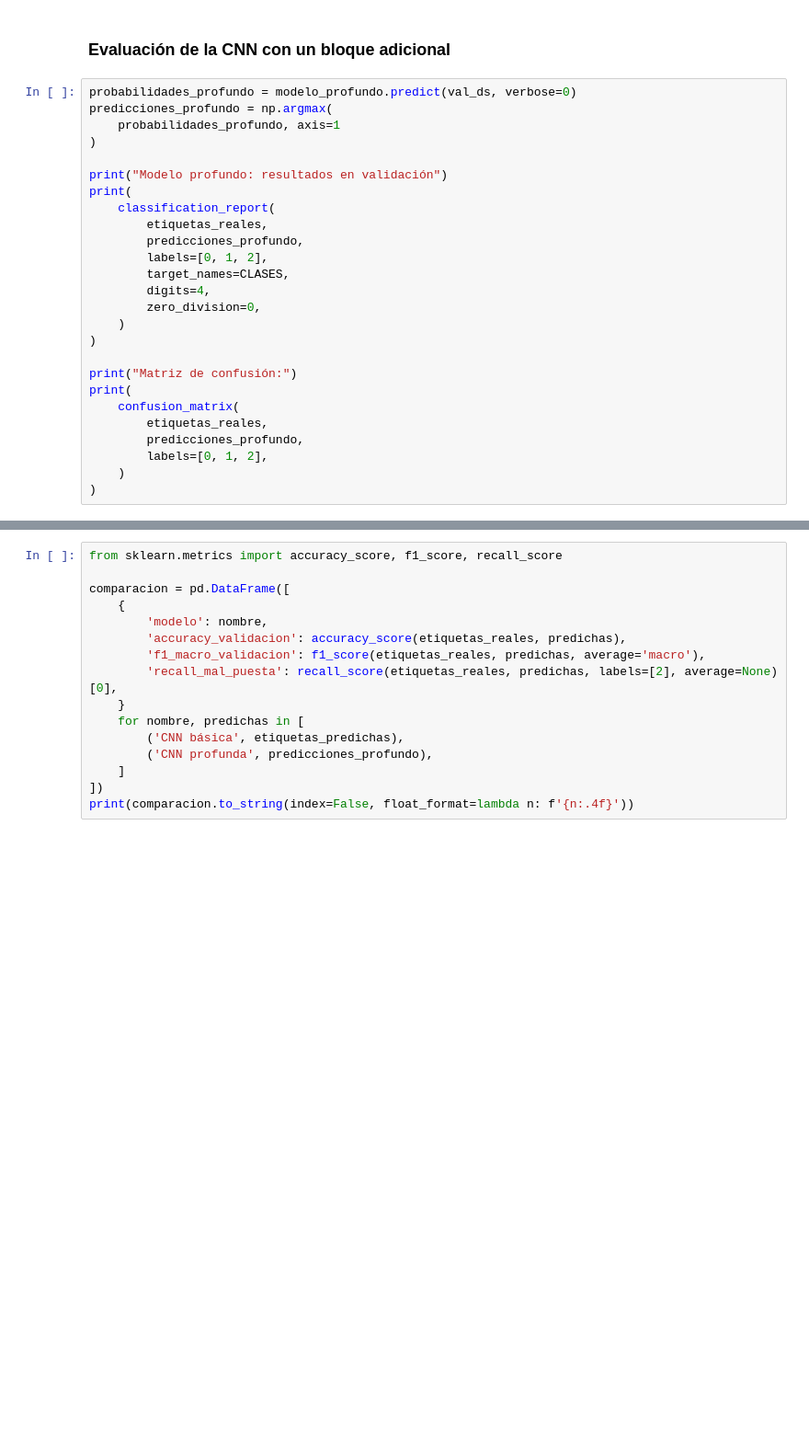
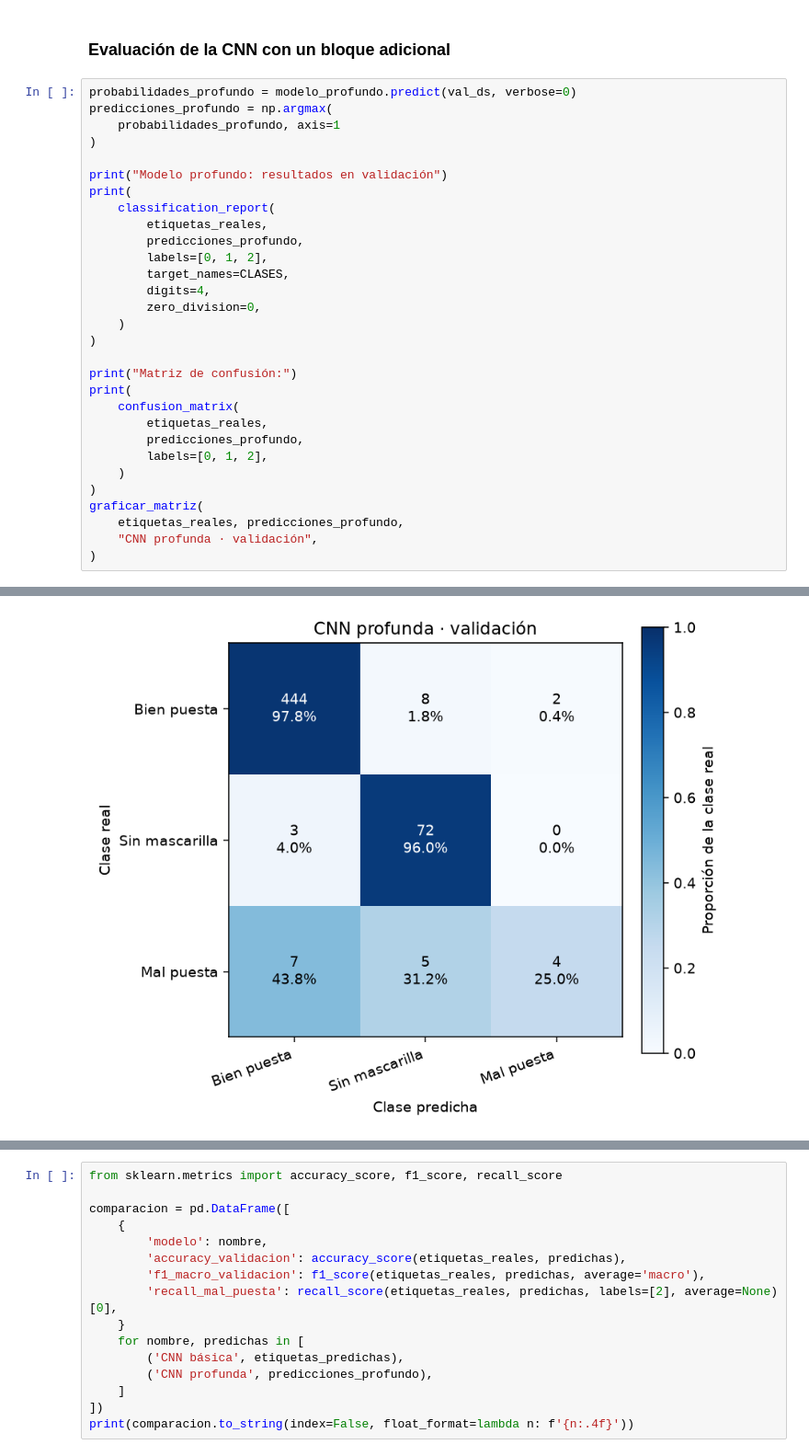
Before and after one commit to eduabz/deeplearning, a Jupyter notebook: notebooks/02_modelos_cnn_colab.ipynb, the cells around one changed output, grey strips where cells are left out. Shown at 92% size. Saved outputs shown, nothing was run; the diff lists cells and outputs as text; blank space fills up the shorter version.

```diff
--- a/notebooks/02_modelos_cnn_colab.ipynb
+++ b/notebooks/02_modelos_cnn_colab.ipynb
@@ -576,33 +609,38 @@ print(
         target_names=CLASES,
         digits=4,
         zero_division=0,
     )
 )
 
 print("Matriz de confusión:")
 print(
     confusion_matrix(
         etiquetas_reales,
         predicciones_profundo,
         labels=[0, 1, 2],
     )
 )
+graficar_matriz(
+    etiquetas_reales, predicciones_profundo,
+    "CNN profunda · validación",
+)
 # %% [output]
 Modelo profundo: resultados en validación
                        precision    recall  f1-score   support
 
             with_mask     0.9780    0.9780    0.9780       454
          without_mask     0.8471    0.9600    0.9000        75
 mask_weared_incorrect     0.6667    0.2500    0.3636        16
 
              accuracy                         0.9541       545
             macro avg     0.8306    0.7293    0.7472       545
          weighted avg     0.9508    0.9541    0.9492       545
 
 Matriz de confusión:
 [[444   8   2]
  [  3  72   0]
  [  7   5   4]]
+[figure, added]
 # %% [markdown]
 ## 6. Comparación y visualización
 
```
Also changed, not shown: parts of 3 cells of this notebook, 1 other file.
